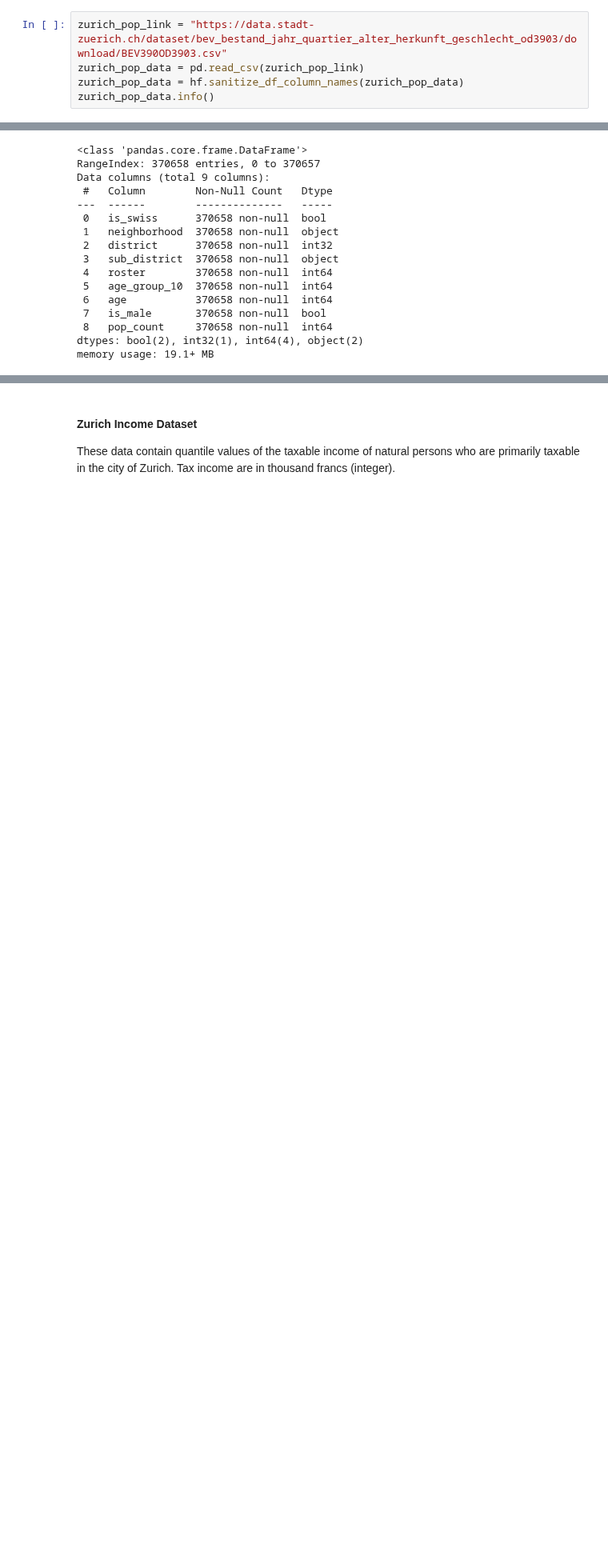
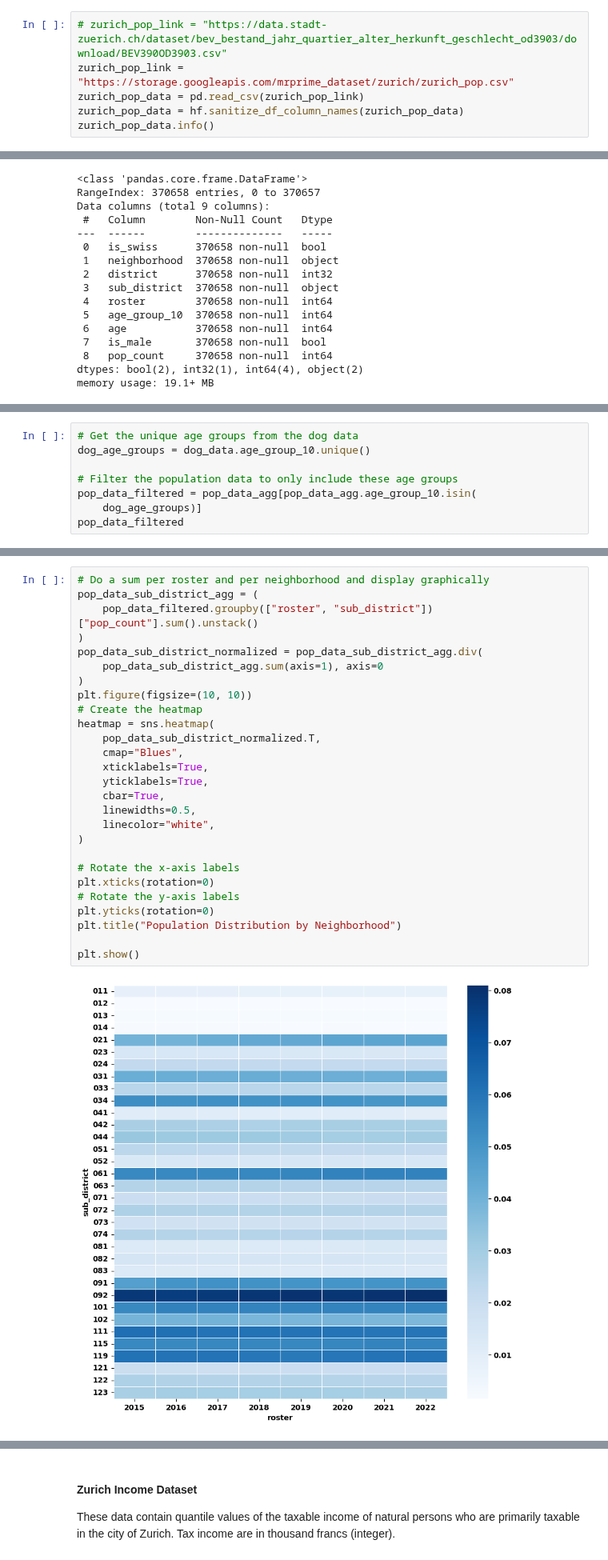
Before and after one commit to jonnross88/Springboard, a Jupyter notebook: u20_data_storytelling/zurich.ipynb, the cells around one changed output, grey strips where cells are left out. Shown at 80% size. Cells and saved outputs as stored; diff of their text form; blank space fills up the shorter version.

```diff
--- a/u20_data_storytelling/zurich.ipynb
+++ b/u20_data_storytelling/zurich.ipynb
@@ -675,7 +1174,8 @@ Name: standard, dtype: int64
 #### Zurich Population Dataset
 Number of economic resident population by statistical urban district, origin, sex, age year, 5-year age groups and year, since 1993.
 # %%
-zurich_pop_link = "https://data.stadt-zuerich.ch/dataset/bev_bestand_jahr_quartier_alter_herkunft_geschlecht_od3903/download/BEV390OD3903.csv"
+# zurich_pop_link = "https://data.stadt-zuerich.ch/dataset/bev_bestand_jahr_quartier_alter_herkunft_geschlecht_od3903/download/BEV390OD3903.csv"
+zurich_pop_link = "https://storage.googleapis.com/mrprime_dataset/zurich/zurich_pop.csv"
 zurich_pop_data = pd.read_csv(zurich_pop_link)
 zurich_pop_data = hf.sanitize_df_column_names(zurich_pop_data)
 zurich_pop_data.info()
@@ -778,0 +1322,8 @@ pop_data.sample().T
+# %%
+# Get the unique age groups from the dog data
+dog_age_groups = dog_data.age_group_10.unique()
+
+# Filter the population data to only include these age groups
+pop_data_filtered = pop_data_agg[pop_data_agg.age_group_10.isin(
+    dog_age_groups)]
+pop_data_filtered
@@ -778,0 +1368,29 @@ pop_data.sample().T
+# %%
+# Do a sum per roster and per neighborhood and display graphically
+pop_data_sub_district_agg = (
+    pop_data_filtered.groupby(["roster", "sub_district"])["pop_count"].sum().unstack()
+)
+pop_data_sub_district_normalized = pop_data_sub_district_agg.div(
+    pop_data_sub_district_agg.sum(axis=1), axis=0
+)
+plt.figure(figsize=(10, 10))
+# Create the heatmap
+heatmap = sns.heatmap(
+    pop_data_sub_district_normalized.T,
+    cmap="Blues",
+    xticklabels=True,
+    yticklabels=True,
+    cbar=True,
+    linewidths=0.5,
+    linecolor="white",
+)
+
+# Rotate the x-axis labels
+plt.xticks(rotation=0)
+# Rotate the y-axis labels
+plt.yticks(rotation=0)
+plt.title("Population Distribution by Neighborhood")
+
+plt.show()
+# %% [output]
+[figure, added]
```
Also changed, not shown: parts of 115 cells of this notebook, 3 other files.
